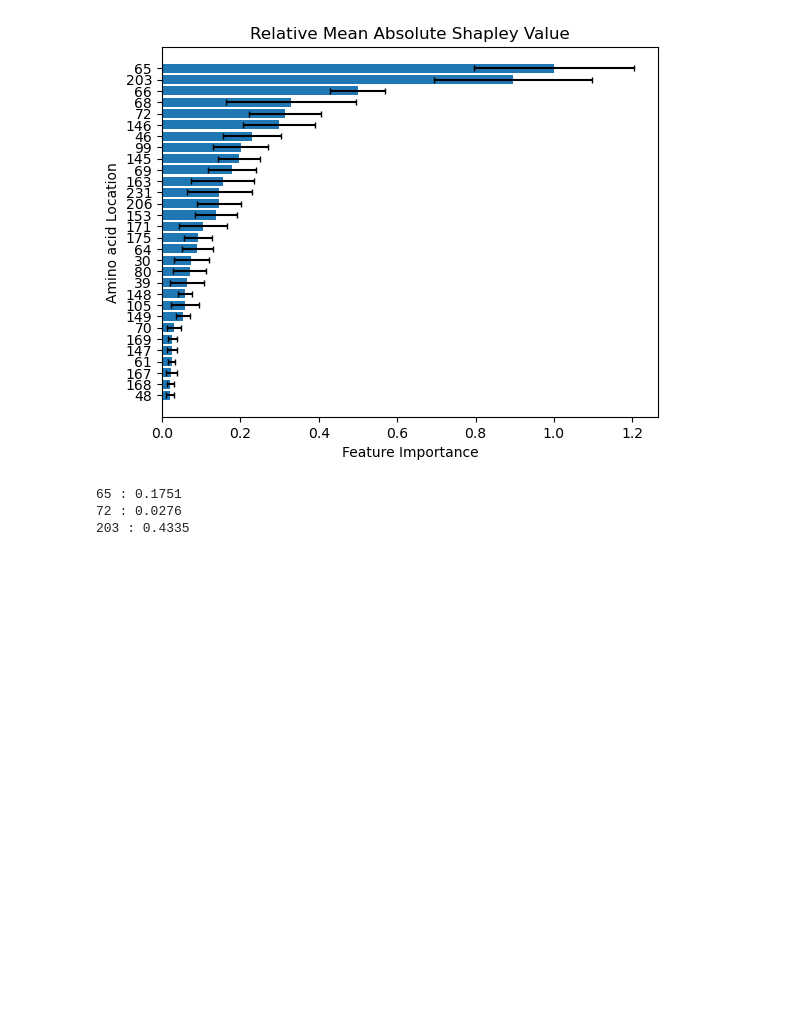
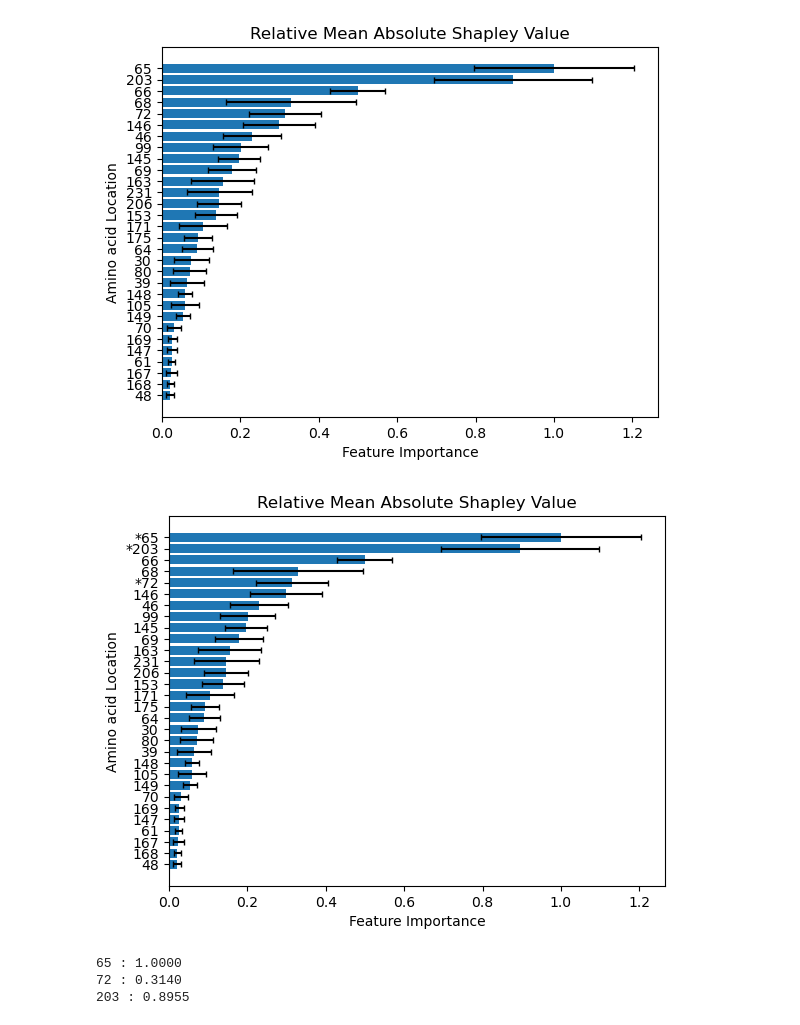
Before and after one commit to Chemical118/ProRF_server, a Jupyter notebook: avGFPs.ipynb, the cells around one changed output. Saved outputs shown, nothing was run; the diff lists cells and outputs as text; code cells hidden in the pictures; blank space fills up the shorter version.

```diff
--- a/avGFPs.ipynb
+++ b/avGFPs.ipynb
@@ -36,9 +46,19 @@ view_importance(R1, L1, MF1, SF1, show_number=30);
 # %% [output]
 [figure]
 # %%
-d = Dict(zip(L, MF));
+NL1 = Vector{String}()
+for l in L
+    if l ∈ [65, 72, 203]
+        push!(NL1, "*" * string(l))
+    else
+        push!(NL1, string(l))
+    end
+end
+view_importance(R1, NL1, MF1, SF1, show_number=30)
+d = Dict(zip(L1, MF1));
 @printf "65 : %.4f\n72 : %.4f\n203 : %.4f\n" d[65] d[72] d[203]
 # %% [output]
+[figure, added]
-65 : 0.1751
-72 : 0.0276
-203 : 0.4335
+65 : 1.0000
+72 : 0.3140
+203 : 0.8955
```
Also changed, not shown: parts of 2 cells of this notebook, 4 other files.
